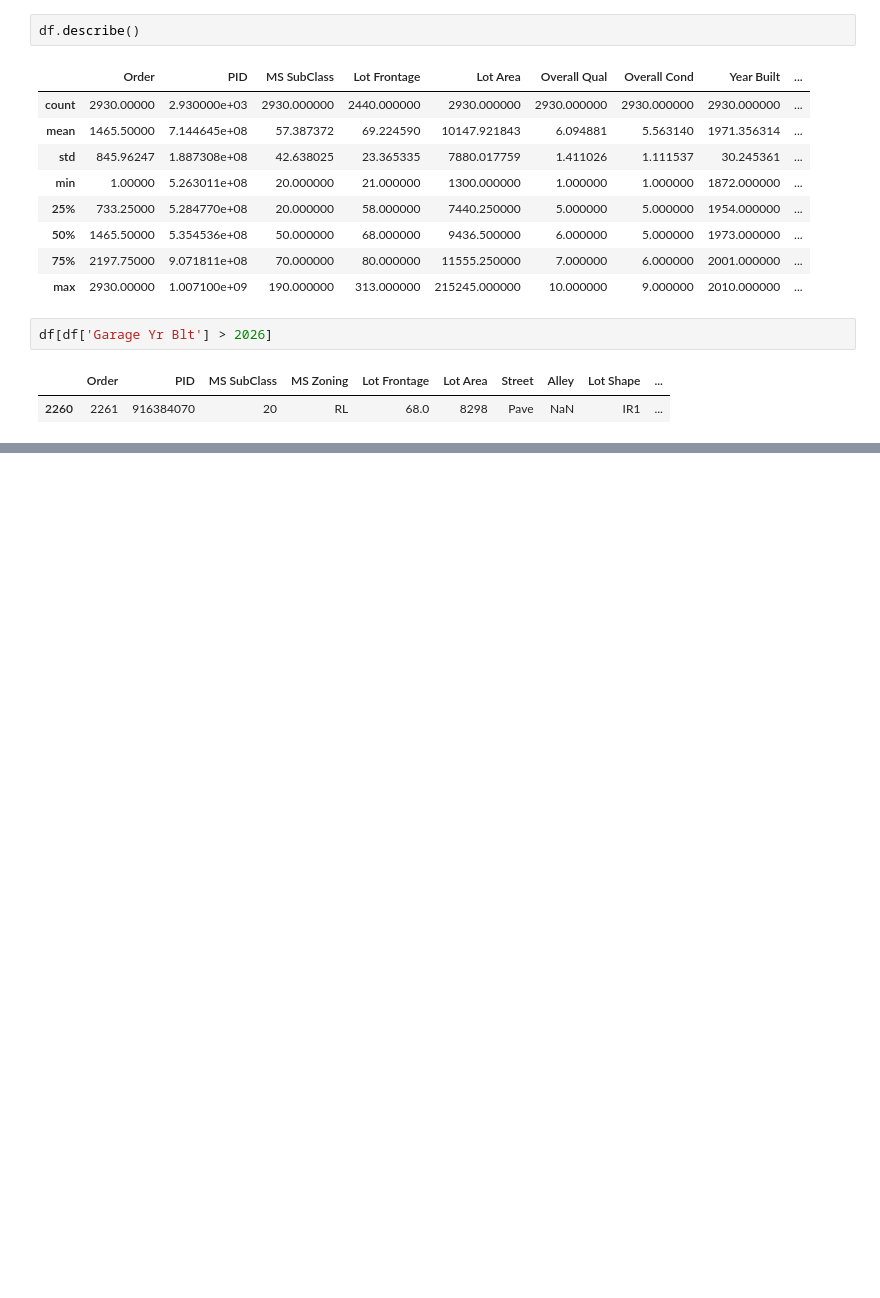
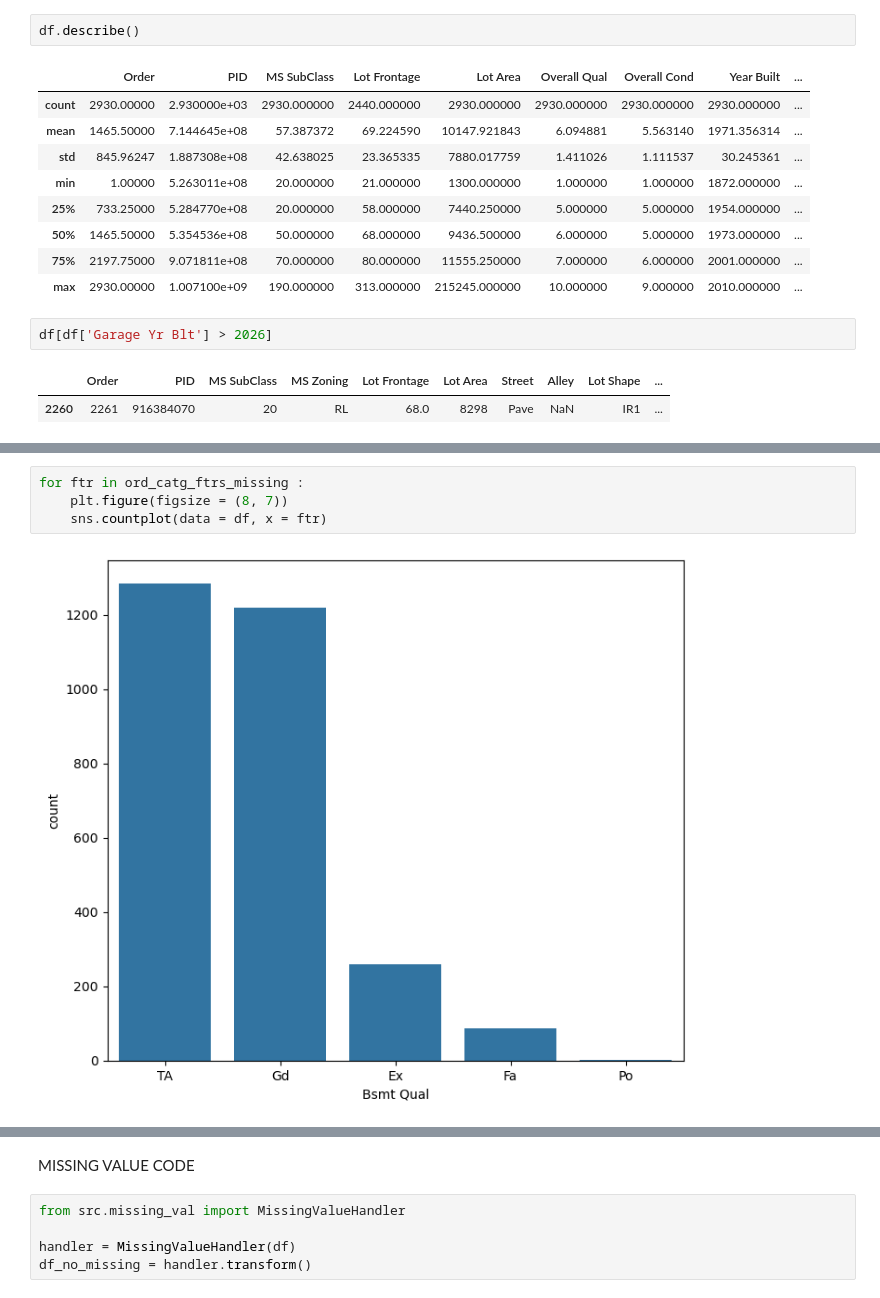
Before and after one commit to ameeqio/house-price-prediction-ml, a Jupyter notebook: notebooks/eda.ipynb, the cells around one changed output, grey strips where cells are left out. Saved outputs shown, nothing was run; the diff lists cells and outputs as text; blank space fills up the shorter version.

```diff
--- a/notebooks/eda.ipynb
+++ b/notebooks/eda.ipynb
@@ -418,0 +680,6 @@ df.sample(6)
+# %%
+for ftr in ord_catg_ftrs_missing :
+    plt.figure(figsize = (8, 7))
+    sns.countplot(data = df, x = ftr)
+# %% [output]
+[figure, added]
@@ -418,0 +691,7 @@ df.sample(6)
+# %% [markdown]
+MISSING VALUE CODE
+# %%
+from src.missing_val import MissingValueHandler
+
+handler = MissingValueHandler(df)
+df_no_missing = handler.transform()
```
Also changed, not shown: parts of 20 cells of this notebook, 11 other files.
